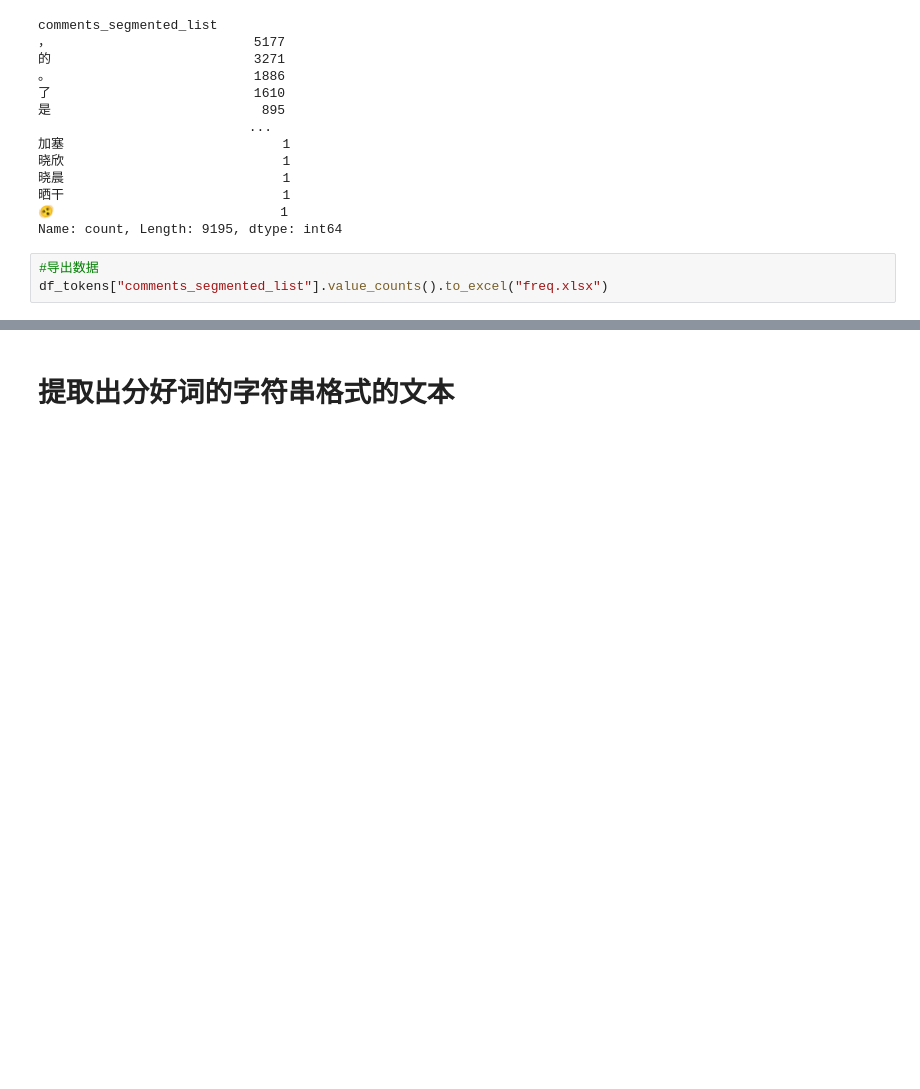
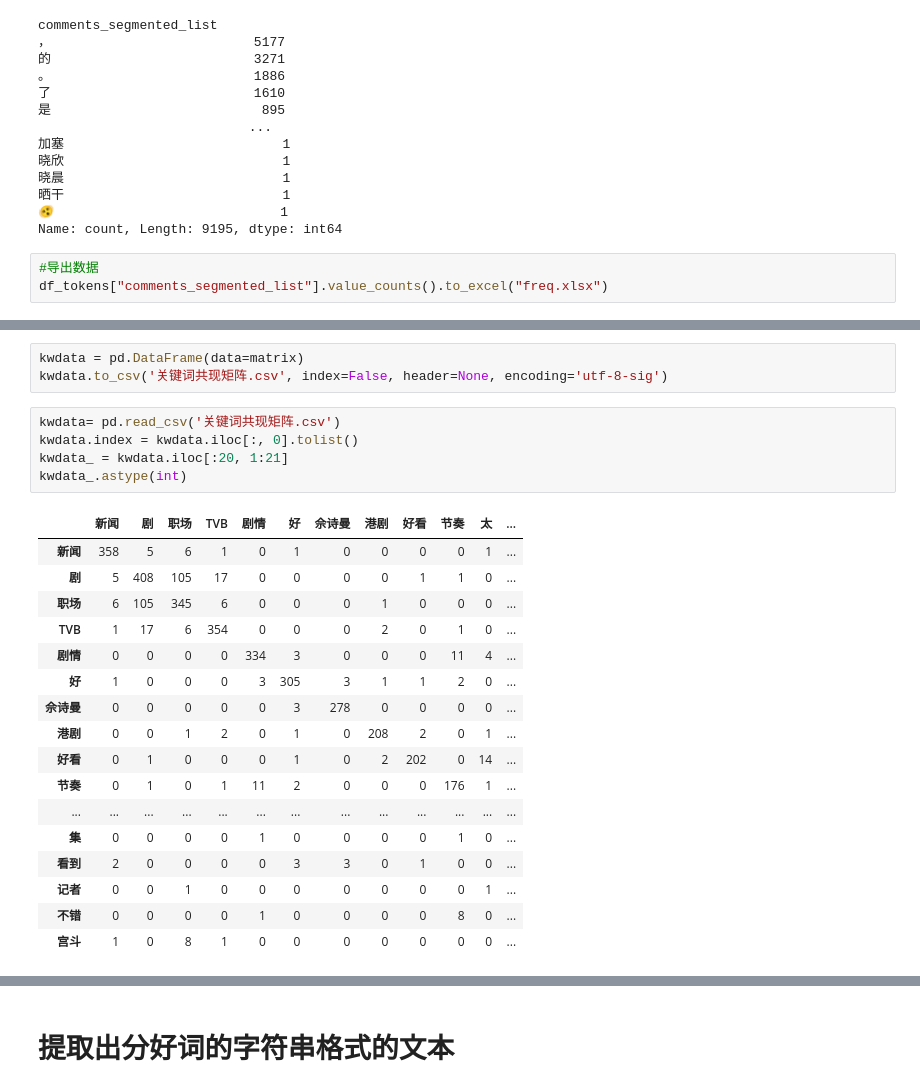
Before and after one commit to zhiliang-lin/public_opinion_data_analysis, a Jupyter notebook: 02 Python数据科学常用包+文本分析初阶/02-4 the_queen_of_news_comments.ipynb, the cells around one changed output, grey strips where cells are left out. Cells and saved outputs as stored; diff of their text form; blank space fills up the shorter version.

```diff
--- a/02 Python数据科学常用包+文本分析初阶/02-4 the_queen_of_news_comments.ipynb
+++ b/02 Python数据科学常用包+文本分析初阶/02-4 the_queen_of_news_comments.ipynb
@@ -142,0 +267,26 @@ df_tokens["comments_segmented_list"].value_counts().to_excel("freq.xlsx")
+# %%
+kwdata = pd.DataFrame(data=matrix)
+kwdata.to_csv('关键词共现矩阵.csv', index=False, header=None, encoding='utf-8-sig')
+# %%
+kwdata= pd.read_csv('关键词共现矩阵.csv')
+kwdata.index = kwdata.iloc[:, 0].tolist()
+kwdata_ = kwdata.iloc[:20, 1:21]
+kwdata_.astype(int)
+# %% [output]
+|  | 新闻 | 剧 | 职场 | TVB | 剧情 | 好 | 佘诗曼 | 港剧 | 好看 | 节奏 | 太 | ... |
+| 新闻 | 358 | 5 | 6 | 1 | 0 | 1 | 0 | 0 | 0 | 0 | 1 | ... |
+| 剧 | 5 | 408 | 105 | 17 | 0 | 0 | 0 | 0 | 1 | 1 | 0 | ... |
+| 职场 | 6 | 105 | 345 | 6 | 0 | 0 | 0 | 1 | 0 | 0 | 0 | ... |
+| TVB | 1 | 17 | 6 | 354 | 0 | 0 | 0 | 2 | 0 | 1 | 0 | ... |
+| 剧情 | 0 | 0 | 0 | 0 | 334 | 3 | 0 | 0 | 0 | 11 | 4 | ... |
+| 好 | 1 | 0 | 0 | 0 | 3 | 305 | 3 | 1 | 1 | 2 | 0 | ... |
+| 佘诗曼 | 0 | 0 | 0 | 0 | 0 | 3 | 278 | 0 | 0 | 0 | 0 | ... |
+| 港剧 | 0 | 0 | 1 | 2 | 0 | 1 | 0 | 208 | 2 | 0 | 1 | ... |
+| 好看 | 0 | 1 | 0 | 0 | 0 | 1 | 0 | 2 | 202 | 0 | 14 | ... |
+| 节奏 | 0 | 1 | 0 | 1 | 11 | 2 | 0 | 0 | 0 | 176 | 1 | ... |
+| ... | ... | ... | ... | ... | ... | ... | ... | ... | ... | ... | ... | ... |
+| 集 | 0 | 0 | 0 | 0 | 1 | 0 | 0 | 0 | 0 | 1 | 0 | ... |
+| 看到 | 2 | 0 | 0 | 0 | 0 | 3 | 3 | 0 | 1 | 0 | 0 | ... |
+| 记者 | 0 | 0 | 1 | 0 | 0 | 0 | 0 | 0 | 0 | 0 | 1 | ... |
+| 不错 | 0 | 0 | 0 | 0 | 1 | 0 | 0 | 0 | 0 | 8 | 0 | ... |
+| 宫斗 | 1 | 0 | 8 | 1 | 0 | 0 | 0 | 0 | 0 | 0 | 0 | ... |
```
Also changed, not shown: parts of 19 cells of this notebook, 3 other files.
